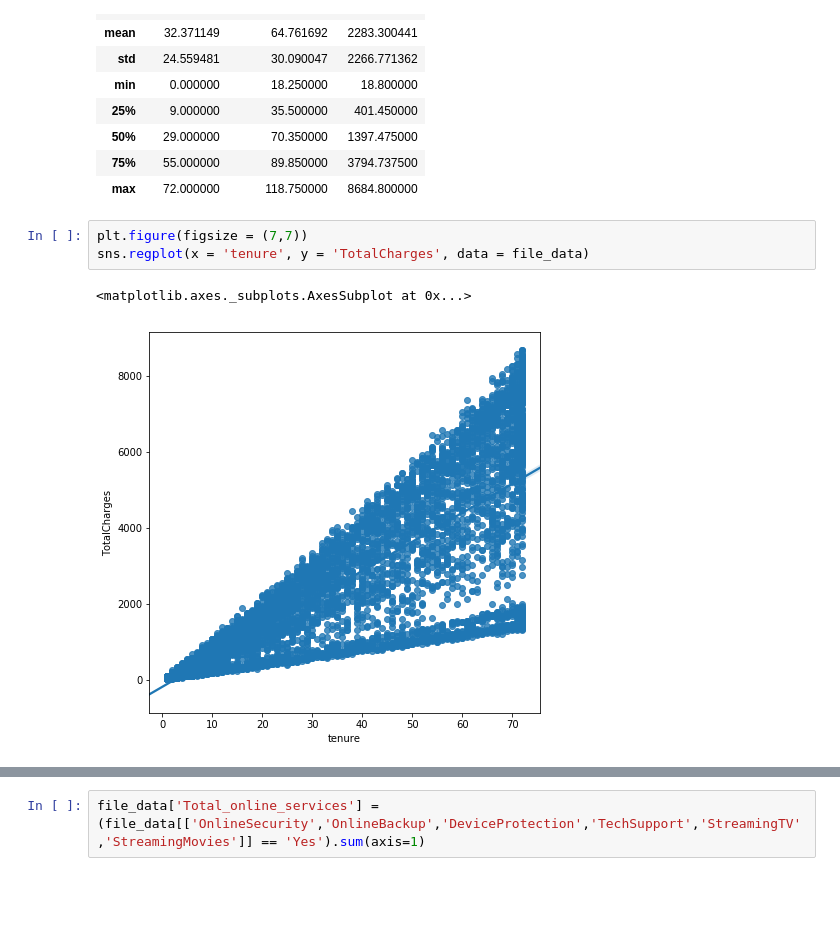
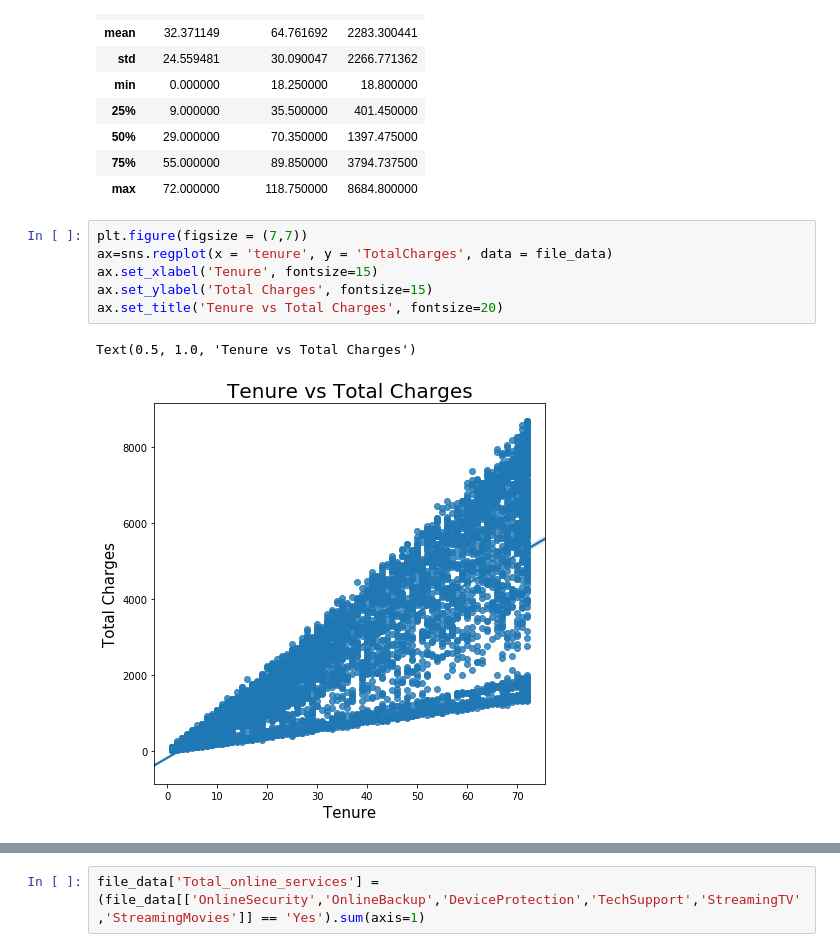
Before and after one commit to enriqueferrao/Telco_Customer_Churn, a Jupyter notebook: Telco_Customer_Churn.ipynb, the cells around one changed output, grey strips where cells are left out. Drawn from its saved outputs; the diff is of its cells as text; blank space fills up the shorter version.

```diff
--- a/Telco_Customer_Churn.ipynb
+++ b/Telco_Customer_Churn.ipynb
@@ -113,8 +125,11 @@ file_data.describe()
 | max | 72.000000 | 118.750000 | 8684.800000 |
 # %%
 plt.figure(figsize = (7,7))
-sns.regplot(x = 'tenure', y = 'TotalCharges', data = file_data)
+ax=sns.regplot(x = 'tenure', y = 'TotalCharges', data = file_data)
+ax.set_xlabel('Tenure', fontsize=15)
+ax.set_ylabel('Total Charges', fontsize=15)
+ax.set_title('Tenure vs Total Charges', fontsize=20)
 # %% [output]
-<matplotlib.axes._subplots.AxesSubplot at 0x...>
+Text(0.5, 1.0, 'Tenure vs Total Charges')
-[figure, old version]
+[figure, new version]
 # %%
```
Also changed, not shown: parts of 15 cells of this notebook, 1 other file.
